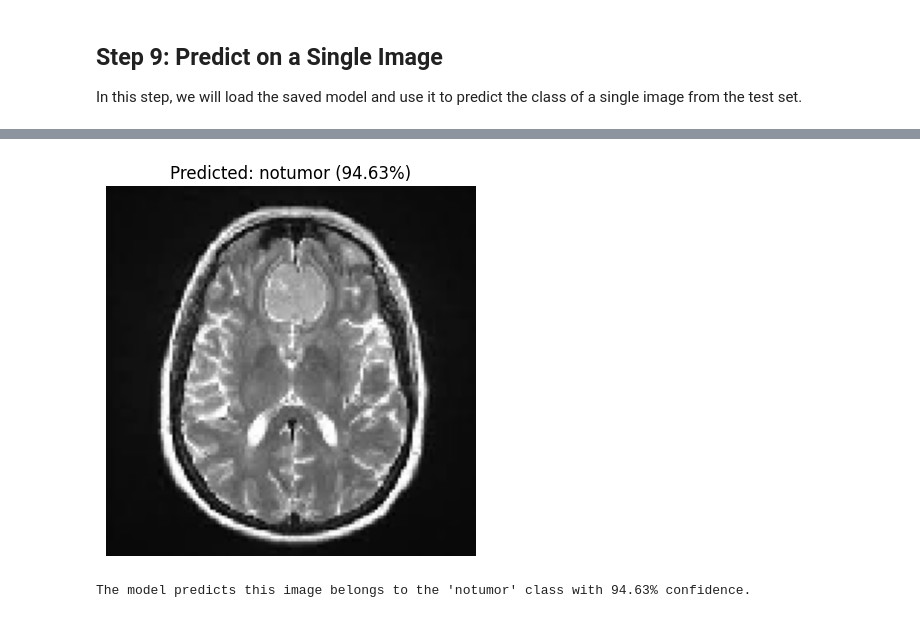
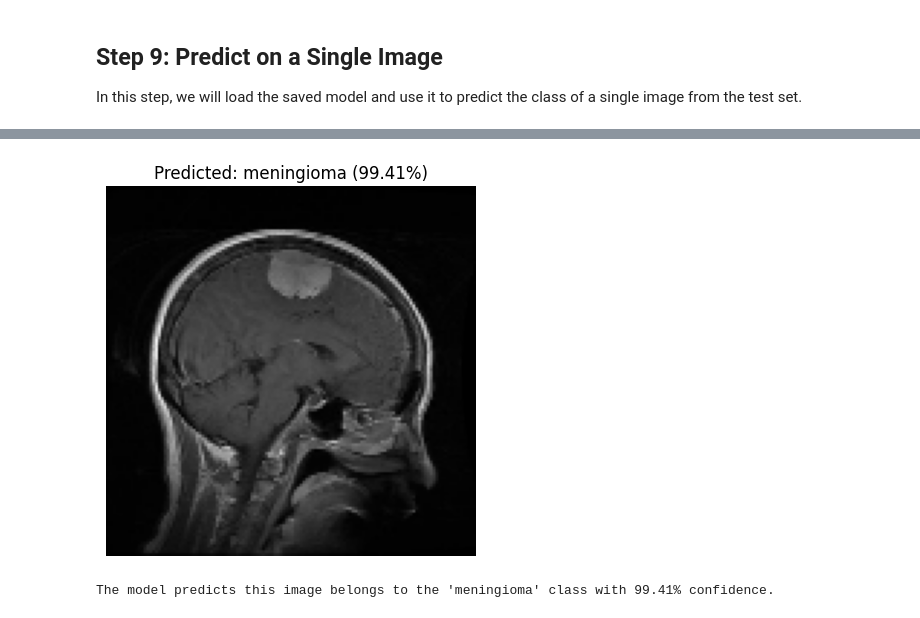
Before and after one commit to mushrifahamed/DL-Assignment1, a Jupyter notebook: Brain_Tumor_CNN_Model_1.ipynb, the cells around one changed output, grey strips where cells are left out. Drawn from its saved outputs; the diff is of its cells as text; code cells hidden in the pictures.

```diff
--- a/Brain_Tumor_CNN_Model_1.ipynb
+++ b/Brain_Tumor_CNN_Model_1.ipynb
@@ -373,7 +373,7 @@ class_names = list(test_generator.class_indices.keys())
 # Choose an image to test
 test_dir = '/content/brain_tumor_dataset/Testing'
 # Pick image
-img_path = os.path.join(test_dir, 'meningioma', os.listdir(os.path.join(test_dir, 'meningioma'))[6])
+img_path = os.path.join(test_dir, 'meningioma', os.listdir(os.path.join(test_dir, 'meningioma'))[10])
 
 # Load and preprocess the image
 img = image.load_img(img_path, target_size=(128, 128))
@@ -399,2 +399,2 @@ print(f"The model predicts this image belongs to the '{predicted_class_name}' cl
-[figure, old version]
+[figure, new version]
-The model predicts this image belongs to the 'notumor' class with 94.63% confidence.
+The model predicts this image belongs to the 'meningioma' class with 99.41% confidence.
```
Also changed, not shown: parts of 1 cell of this notebook.
